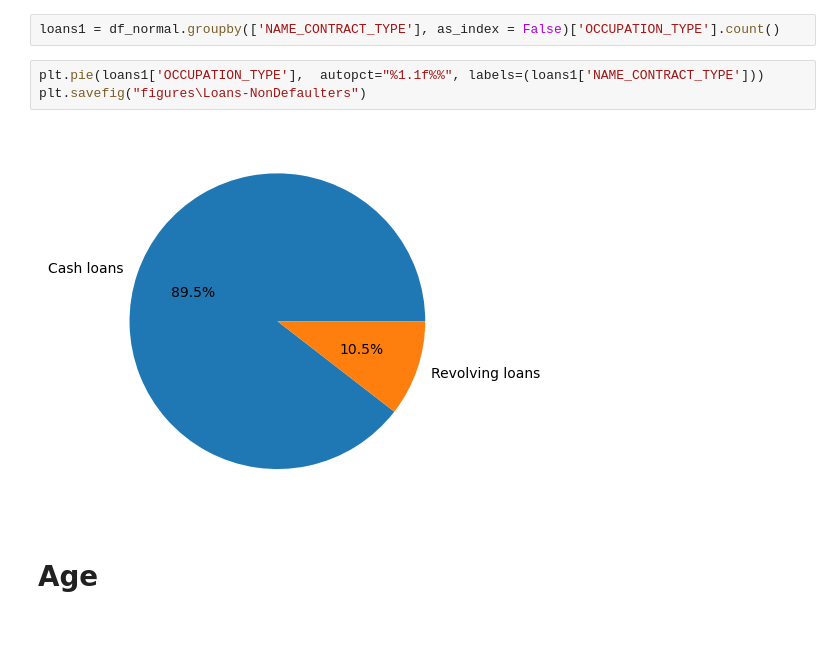
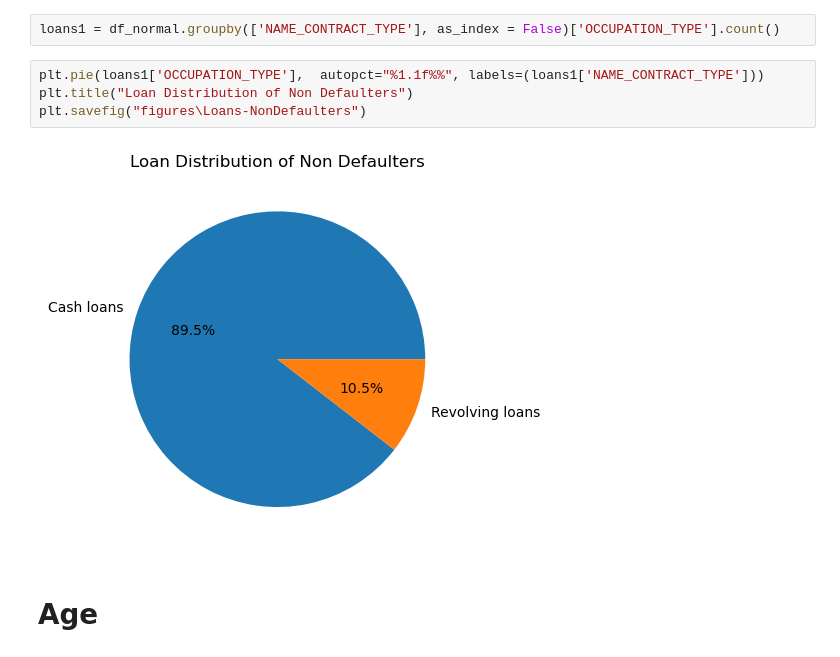
Before and after one commit to rwoodill/credit-card-defaulter-analysis, a Jupyter notebook: combined_coding.ipynb, the cells around one changed output. Cells and saved outputs as stored; diff of their text form; blank space fills up the shorter version.

```diff
--- a/combined_coding.ipynb
+++ b/combined_coding.ipynb
@@ -255,9 +257,10 @@ plt.savefig("figures\Loans-Defaulters")
 loans1 = df_normal.groupby(['NAME_CONTRACT_TYPE'], as_index = False)['OCCUPATION_TYPE'].count()
 # %%
 plt.pie(loans1['OCCUPATION_TYPE'],  autopct="%1.1f%%", labels=(loans1['NAME_CONTRACT_TYPE']))
+plt.title("Loan Distribution of Non Defaulters")
 plt.savefig("figures\Loans-NonDefaulters")
 # %% [output]
-[figure, old version]
+[figure, new version]
 # %% [markdown]
 # Age
 # %%
```
Also changed, not shown: parts of 2 cells of this notebook, 13 other files.
